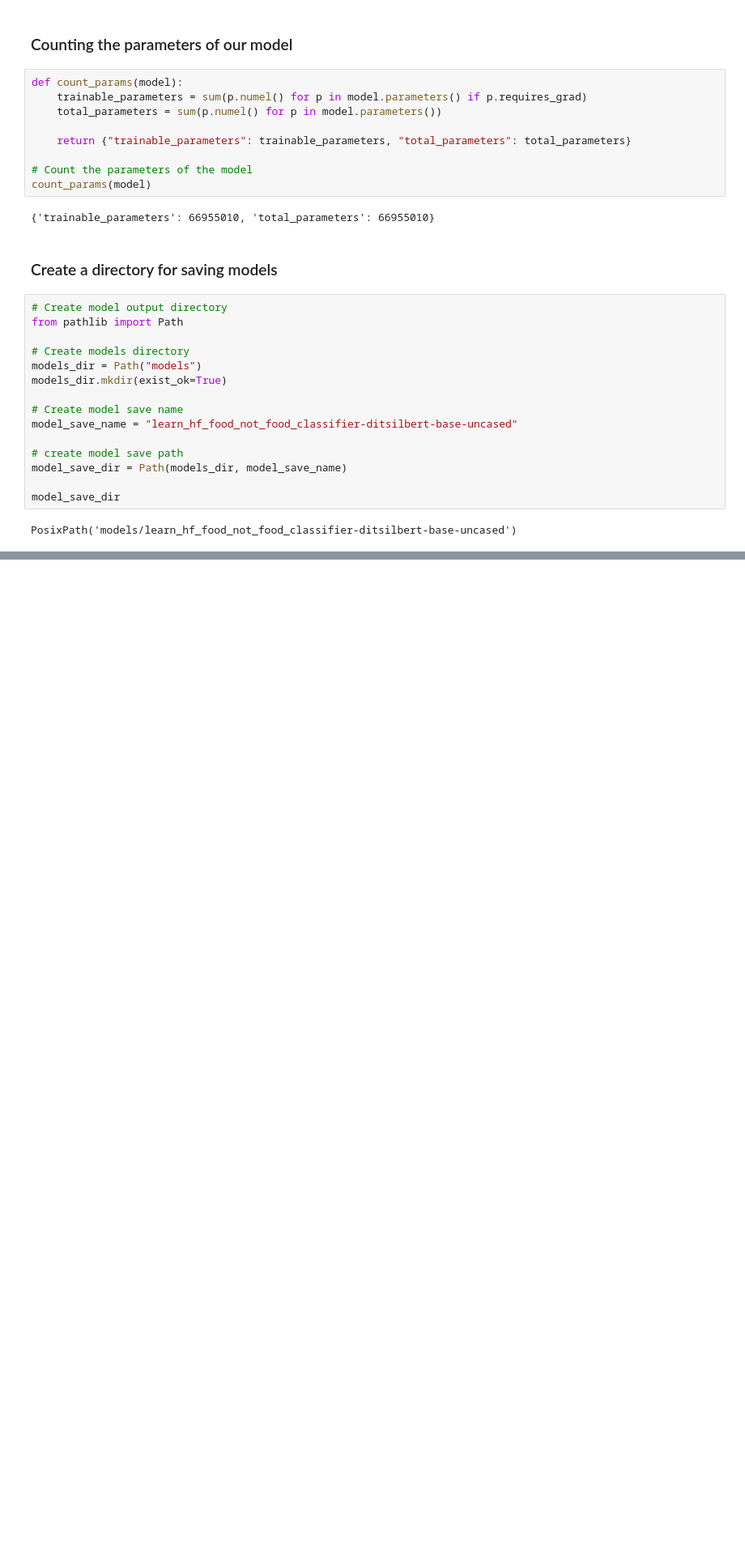
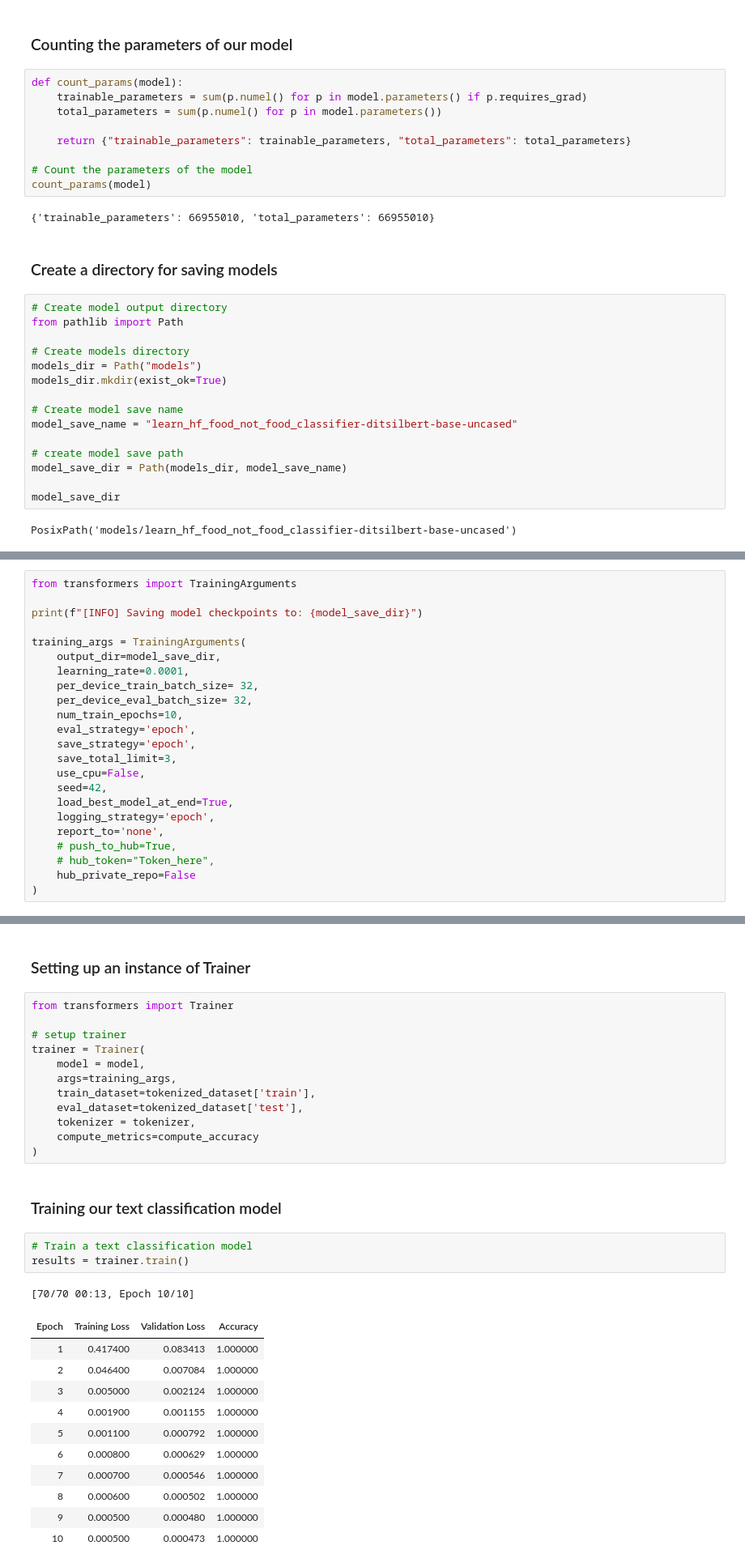
Before and after one commit to ShivajiMallela/Learn_Hugging_face, a Jupyter notebook: huggingface_text_classification.ipynb, the cells around one changed output, grey strips where cells are left out. Shown: that part at 81% size. Drawn from its saved outputs; the diff is of its cells as text; blank space fills up the shorter version.

```diff
--- a/huggingface_text_classification.ipynb
+++ b/huggingface_text_classification.ipynb
@@ -475,0 +475,23 @@ PosixPath('models/learn_hf_food_not_food_classifier-ditsilbert-base-uncased')
+# %%
+from transformers import TrainingArguments
+
+print(f"[INFO] Saving model checkpoints to: {model_save_dir}")
+
+training_args = TrainingArguments(
+    output_dir=model_save_dir,
+    learning_rate=0.0001,
+    per_device_train_batch_size= 32,
+    per_device_eval_batch_size= 32,
+    num_train_epochs=10,
+    eval_strategy='epoch',
+    save_strategy='epoch',
+    save_total_limit=3,
+    use_cpu=False,
+    seed=42,
+    load_best_model_at_end=True,
+    logging_strategy='epoch',
+    report_to='none',
+    # push_to_hub=True,
+    # hub_token="Token_here",
+    hub_private_repo=False
+)
@@ -475,0 +520,32 @@ PosixPath('models/learn_hf_food_not_food_classifier-ditsilbert-base-uncased')
+# %% [markdown]
+### Setting up an instance of Trainer
+# %%
+from transformers import Trainer
+
+# setup trainer
+trainer = Trainer(
+    model = model,
+    args=training_args,
+    train_dataset=tokenized_dataset['train'],
+    eval_dataset=tokenized_dataset['test'],
+    tokenizer = tokenizer,
+    compute_metrics=compute_accuracy
+)
+# %% [markdown]
+### Training our text classification model
+# %%
+# Train a text classification model
+results = trainer.train()
+# %% [output]
+[70/70 00:13, Epoch 10/10]
+| Epoch | Training Loss | Validation Loss | Accuracy |
+| 1 | 0.417400 | 0.083413 | 1.000000 |
+| 2 | 0.046400 | 0.007084 | 1.000000 |
+| 3 | 0.005000 | 0.002124 | 1.000000 |
+| 4 | 0.001900 | 0.001155 | 1.000000 |
+| 5 | 0.001100 | 0.000792 | 1.000000 |
+| 6 | 0.000800 | 0.000629 | 1.000000 |
+| 7 | 0.000700 | 0.000546 | 1.000000 |
+| 8 | 0.000600 | 0.000502 | 1.000000 |
+| 9 | 0.000500 | 0.000480 | 1.000000 |
+| 10 | 0.000500 | 0.000473 | 1.000000 |
```
Also changed, not shown: parts of 21 cells of this notebook, 1 other file.
